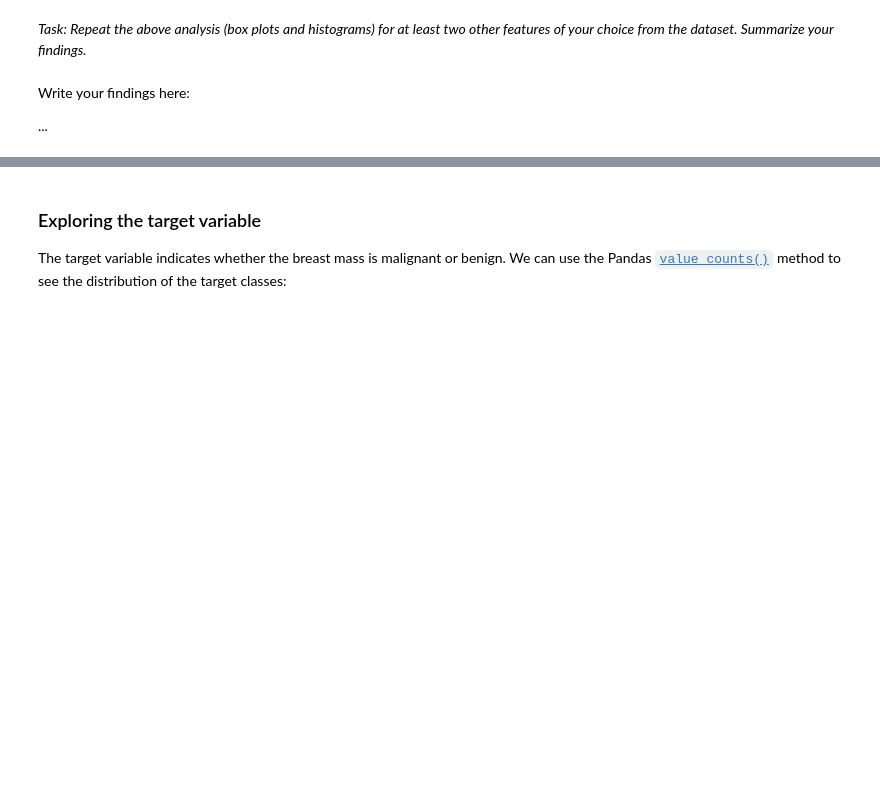
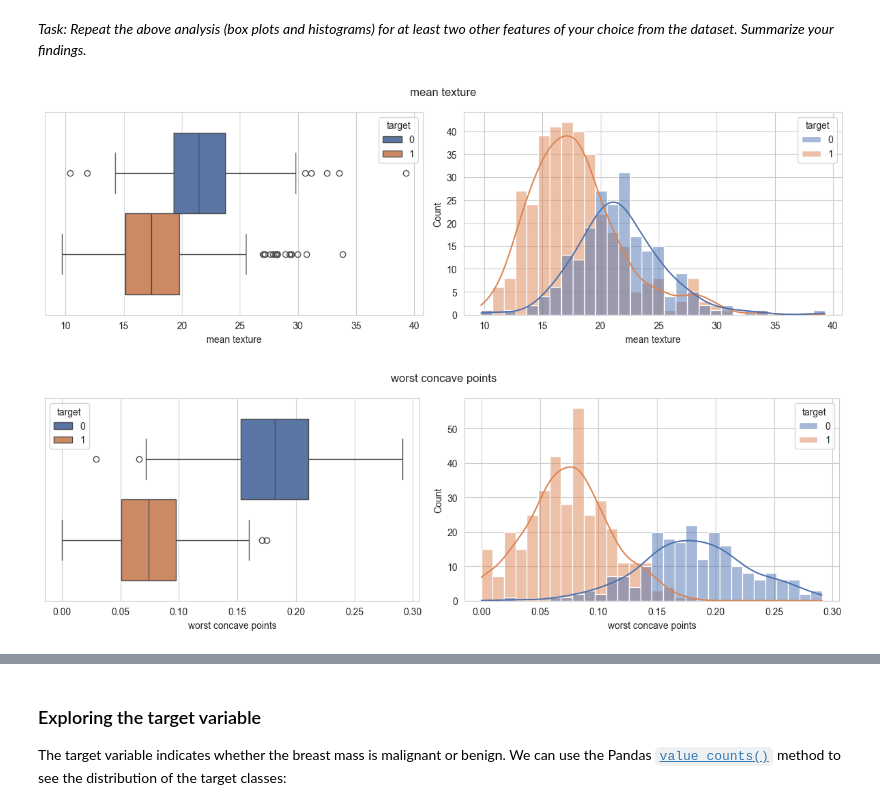
Before and after one commit to CompOmics/lsabd-machine-learning-tutorials, a Jupyter notebook: notebooks/answers/1-machine-learning-basics.ipynb, the cells around one changed output, grey strips where cells are left out. Saved outputs shown, nothing was run; the diff lists cells and outputs as text; code cells hidden in the pictures; blank space fills up the shorter version.

```diff
--- a/notebooks/answers/1-data-preprocessing.ipynb
+++ b/notebooks/answers/1-machine-learning-basics.ipynb
@@ -196,7 +205,14 @@ sns.histplot(data=features, x="mean radius", hue=targets, kde=True, bins=30)
 *Answer: The feature shows that malignant tumors tend to have higher `mean radius` values compared to benign tumors. This suggests that `mean radius` could be a useful feature for classification, as it provides some discriminatory power between malignant and benign tumors. However, it does not guarantee perfect separation, and other features should also be considered for a more robust classification model.*
 # %% [markdown]
 *Task: Repeat the above analysis (box plots and histograms) for at least two other features of your choice from the dataset. Summarize your findings.*
-# %% [markdown]
-Write your findings here:
-
-...
+# %%
+for feature in ["mean texture", "worst concave points"]:
+    fig, axes = plt.subplots(figsize=(12, 4), ncols=2)
+    sns.boxplot(data=features.assign(target=targets), x=feature, hue="target", ax=axes[0])
+    sns.histplot(data=features, x=feature, hue=targets, kde=True, bins=30, ax=axes[1])
+    fig.suptitle(feature)
+    plt.tight_layout()
+    plt.show()
+# %% [output]
+[figure, added]
+[figure, added]
```
Also changed, not shown: parts of 37 cells of this notebook, 1 other file.
